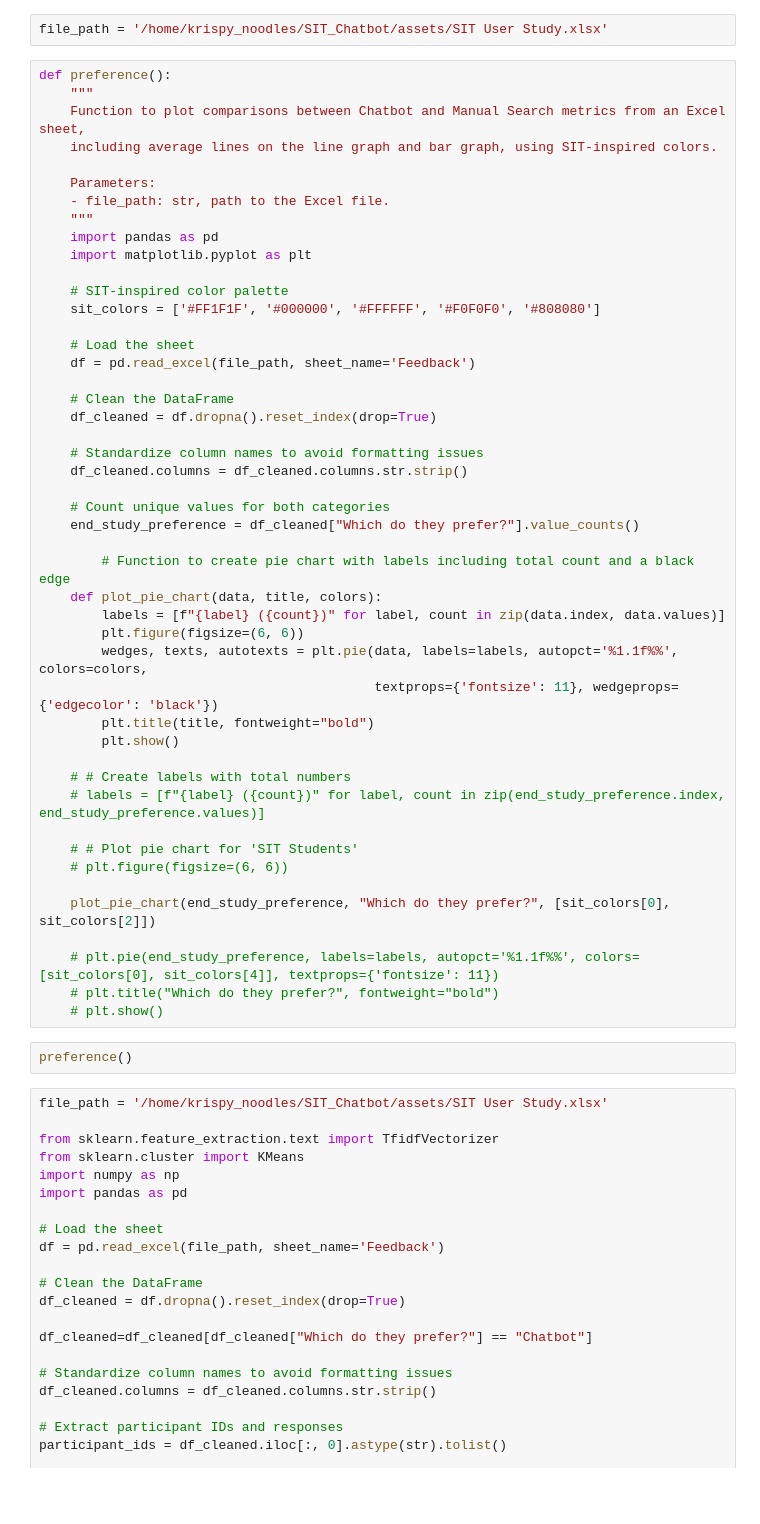
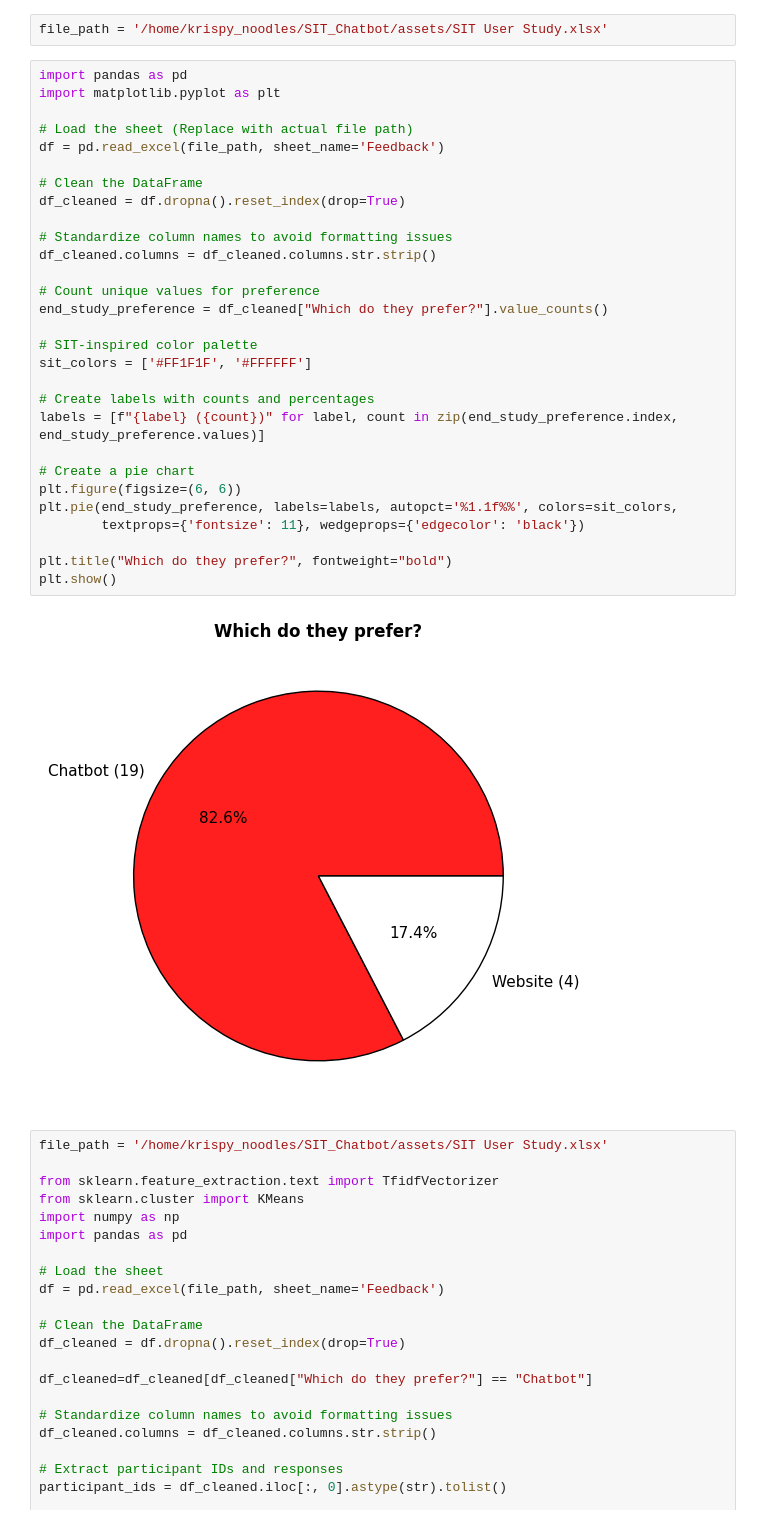
Before and after one commit to KrispyNoodles/SIT_Chatbot, a Jupyter notebook: viz/feedback_viz.ipynb, the cells around one changed output. Cells and saved outputs as stored; diff of their text form; blank space fills up the shorter version.

```diff
--- a/viz/feedback_viz.ipynb
+++ b/viz/feedback_viz.ipynb
@@ -1,54 +1,36 @@
 # %%
 file_path = '/home/krispy_noodles/SIT_Chatbot/assets/SIT User Study.xlsx'
 # %%
-def preference():
-    """
-    Function to plot comparisons between Chatbot and Manual Search metrics from an Excel sheet,
-    including average lines on the line graph and bar graph, using SIT-inspired colors.
+import pandas as pd
+import matplotlib.pyplot as plt
 
-    Parameters:
-    - file_path: str, path to the Excel file.
-    """
-    import pandas as pd
-    import matplotlib.pyplot as plt
+# Load the sheet (Replace with actual file path)
+df = pd.read_excel(file_path, sheet_name='Feedback')
 
-    # SIT-inspired color palette
-    sit_colors = ['#FF1F1F', '#000000', '#FFFFFF', '#F0F0F0', '#808080']
+# Clean the DataFrame
+df_cleaned = df.dropna().reset_index(drop=True)
 
-    # Load the sheet
-    df = pd.read_excel(file_path, sheet_name='Feedback')
+# Standardize column names to avoid formatting issues
+df_cleaned.columns = df_cleaned.columns.str.strip()
 
-    # Clean the DataFrame
-    df_cleaned = df.dropna().reset_index(drop=True)
+# Count unique values for preference
+end_study_preference = df_cleaned["Which do they prefer?"].value_counts()
 
-    # Standardize column names to avoid formatting issues
-    df_cleaned.columns = df_cleaned.columns.str.strip()
+# SIT-inspired color palette
+sit_colors = ['#FF1F1F', '#FFFFFF']
 
-    # Count unique values for both categories
-    end_study_preference = df_cleaned["Which do they prefer?"].value_counts()
+# Create labels with counts and percentages
+labels = [f"{label} ({count})" for label, count in zip(end_study_preference.index, end_study_preference.values)]
 
-        # Function to create pie chart with labels including total count and a black edge
-    def plot_pie_chart(data, title, colors):
-        labels = [f"{label} ({count})" for label, count in zip(data.index, data.values)]
-        plt.figure(figsize=(6, 6))
-        wedges, texts, autotexts = plt.pie(data, labels=labels, autopct='%1.1f%%', colors=colors,
-                                           textprops={'fontsize': 11}, wedgeprops={'edgecolor': 'black'})
-        plt.title(title, fontweight="bold")
-        plt.show()
+# Create a pie chart
+plt.figure(figsize=(6, 6))
+plt.pie(end_study_preference, labels=labels, autopct='%1.1f%%', colors=sit_colors,
+        textprops={'fontsize': 11}, wedgeprops={'edgecolor': 'black'})
 
-    # # Create labels with total numbers
-    # labels = [f"{label} ({count})" for label, count in zip(end_study_preference.index, end_study_preference.values)]
-
-    # # Plot pie chart for 'SIT Students'
-    # plt.figure(figsize=(6, 6))
-
-    plot_pie_chart(end_study_preference, "Which do they prefer?", [sit_colors[0], sit_colors[2]])
-
-    # plt.pie(end_study_preference, labels=labels, autopct='%1.1f%%', colors=[sit_colors[0], sit_colors[4]], textprops={'fontsize': 11})
-    # plt.title("Which do they prefer?", fontweight="bold")
-    # plt.show()
+plt.title("Which do they prefer?", fontweight="bold")
+plt.show()
+# %% [output]
+[figure, added]
-# %%
-preference()
 # %%
 file_path = '/home/krispy_noodles/SIT_Chatbot/assets/SIT User Study.xlsx'
 
```
Also changed, not shown: parts of 4 cells of this notebook, 8 other files.
